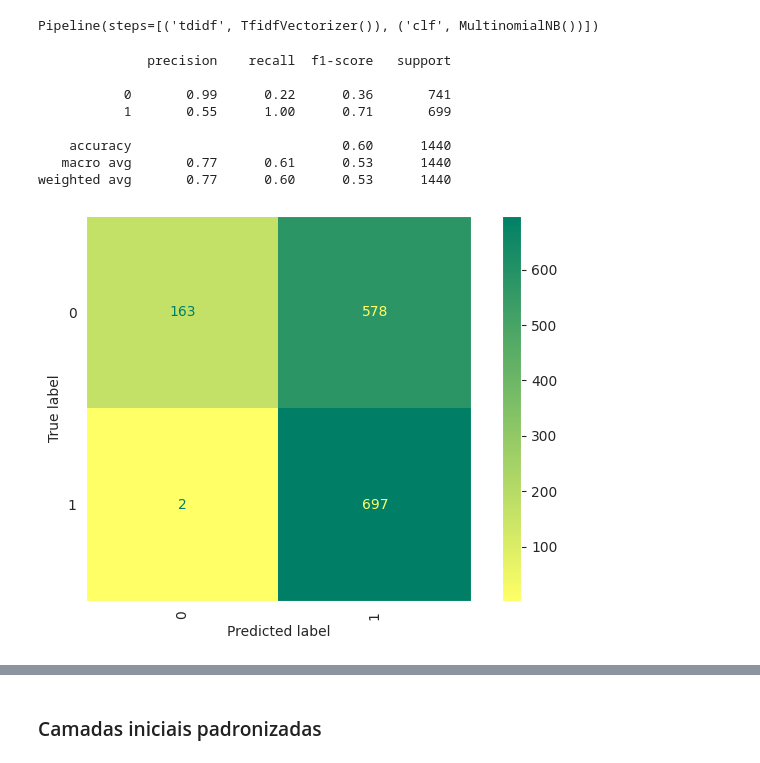
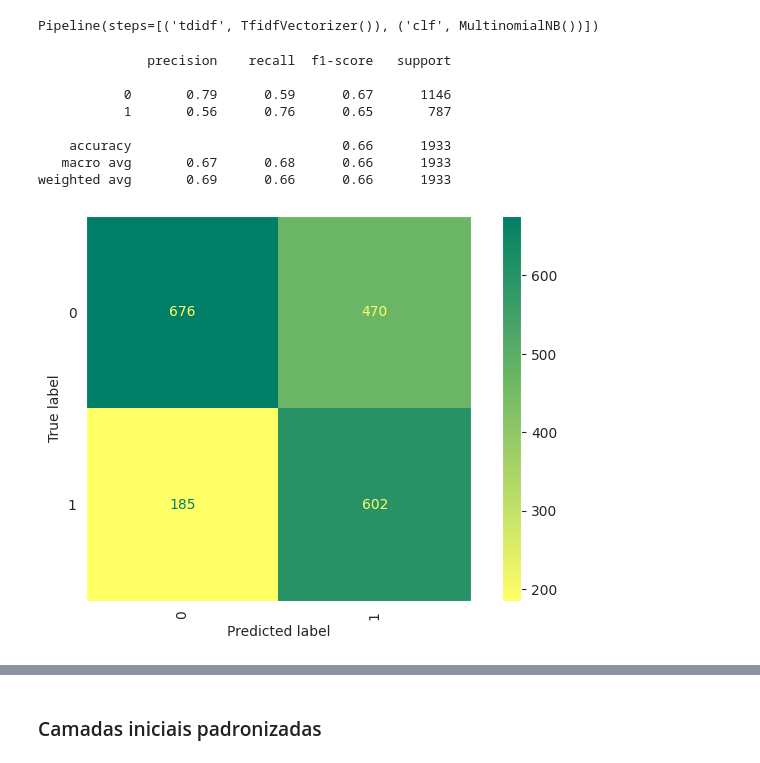
Before and after one commit to flohmannjr/TCC530, a Jupyter notebook: TCC530_Modelos.ipynb, the cells around one changed output, grey strips where cells are left out. Cells and saved outputs as stored; diff of their text form; code cells hidden in the pictures.

```diff
--- a/TCC530_Modelos.ipynb
+++ b/TCC530_Modelos.ipynb
@@ -75,3 +95,7 @@ dados['label'].replace({'fake': 0, 'true': 1}, inplace=True)
+# %%
+dados = dados[dados['noticias'].notna()]
+# %%
+dados['palavras'] = dados['noticias'].str.split().str.len()
 # %%
 dados.info()
 # %% [output]
@@ -110,6 +134,8 @@ Name: label, dtype: int64
 # %%
-X = dados['preprocessed_news']
-y = dados['label']
+X = dados['noticias']
+y = dados['classe']
 
-X_train, X_test, y_train, y_test = train_test_split(X, y, test_size=0.2, random_state=SEMENTE)
+X_train_val, X_test, y_train_val, y_test = train_test_split(X, y, test_size=0.1, random_state=SEMENTE)
+
+X_train, X_val, y_train, y_val = train_test_split(X_train_val, y_train_val, test_size=0.2, random_state=SEMENTE)
 # %%
@@ -235,19 +280,19 @@ modelos[modelo_numero].fit(X_train, y_train)
 # %% [output]
 Pipeline(steps=[('tdidf', TfidfVectorizer()), ('clf', MultinomialNB())])
 # %%
-previsoes[modelo_numero] = modelos[modelo_numero].predict(X_test)
+previsoes[modelo_numero] = modelos[modelo_numero].predict(X_val)
 # %%
-relatorios[modelo_numero] = avaliar_modelo(y_test, previsoes[modelo_numero])
+relatorios[modelo_numero] = avaliar_modelo(y_val, previsoes[modelo_numero])
 # %% [output]
               precision    recall  f1-score   support
 
-           0       0.99      0.22      0.36       741
-           1       0.55      1.00      0.71       699
+           0       0.79      0.59      0.67      1146
+           1       0.56      0.76      0.65       787
 
-    accuracy                           0.60      1440
-   macro avg       0.77      0.61      0.53      1440
-weighted avg       0.77      0.60      0.53      1440
+    accuracy                           0.66      1933
+   macro avg       0.67      0.68      0.66      1933
+weighted avg       0.69      0.66      0.66      1933
-[figure, old version]
+[figure, new version]
 # %%
 relatorios[modelo_numero]
 # %% [output]
```
Also changed, not shown: parts of 73 cells of this notebook.
